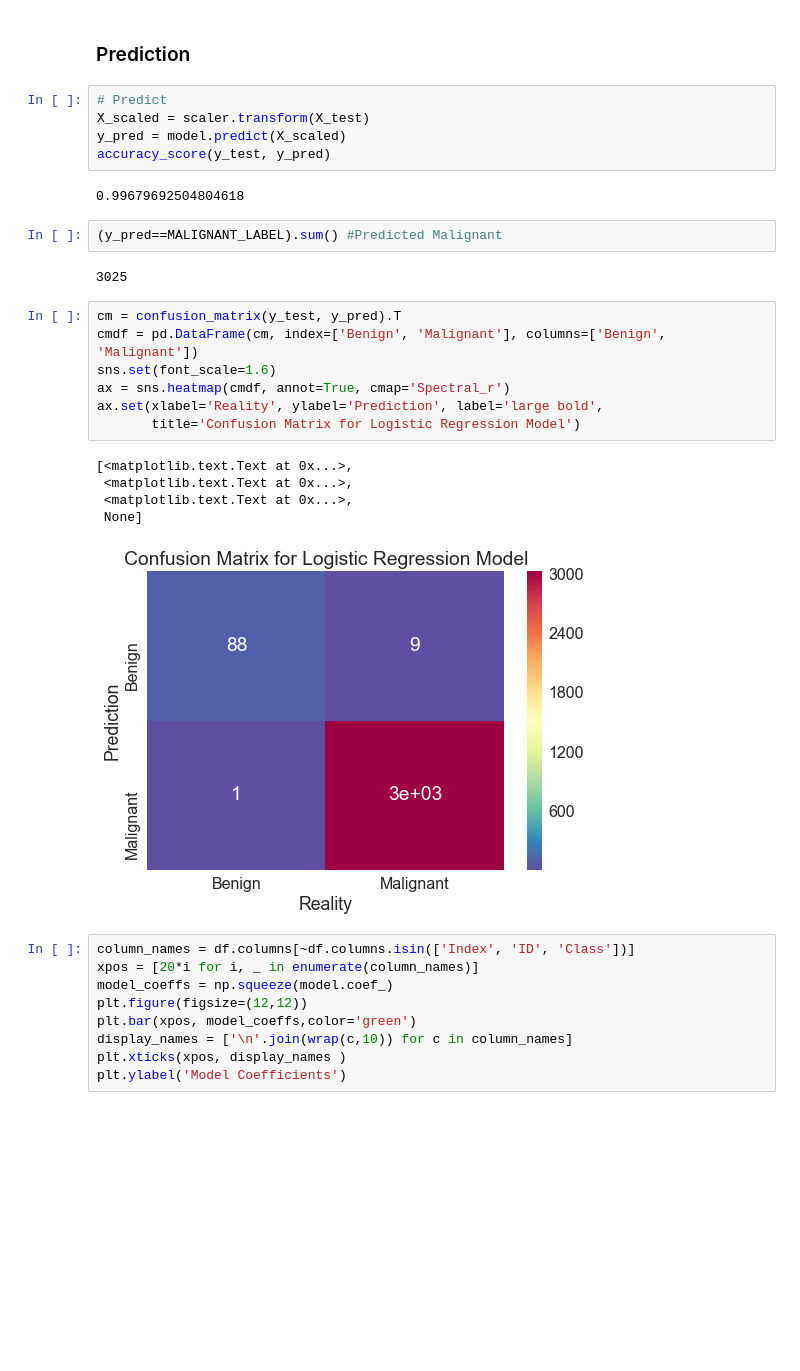
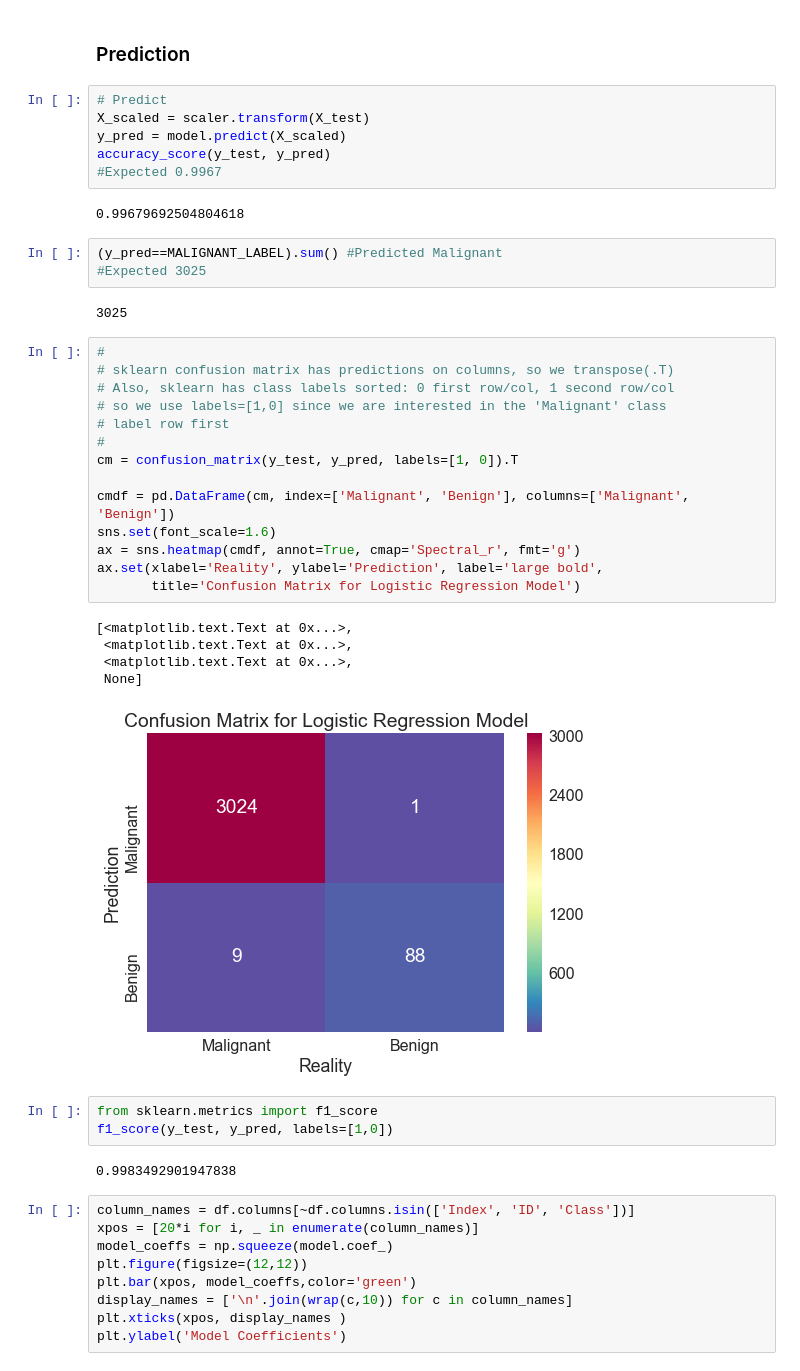
Before and after one commit to mullachv/bcd, a Jupyter notebook: eda.ipynb, the cells around one changed output. Cells and saved outputs as stored; diff of their text form; blank space fills up the shorter version.

Commit message:
update confusion matrix

```diff
--- a/eda.ipynb
+++ b/eda.ipynb
@@ -190,25 +212,39 @@ model = LogisticRegression().fit(X=X_scaled, y=y_train)
 X_scaled = scaler.transform(X_test)
 y_pred = model.predict(X_scaled)
 accuracy_score(y_test, y_pred)
+#Expected 0.9967
 # %% [output]
 0.99679692504804618
 # %%
 (y_pred==MALIGNANT_LABEL).sum() #Predicted Malignant
+#Expected 3025
 # %% [output]
 3025
 # %%
-cm = confusion_matrix(y_test, y_pred).T
-cmdf = pd.DataFrame(cm, index=['Benign', 'Malignant'], columns=['Benign', 'Malignant'])
+#
+# sklearn confusion matrix has predictions on columns, so we transpose(.T)
+# Also, sklearn has class labels sorted: 0 first row/col, 1 second row/col
+# so we use labels=[1,0] since we are interested in the 'Malignant' class
+# label row first
+#
+cm = confusion_matrix(y_test, y_pred, labels=[1, 0]).T
+
+cmdf = pd.DataFrame(cm, index=['Malignant', 'Benign'], columns=['Malignant', 'Benign'])
 sns.set(font_scale=1.6)
-ax = sns.heatmap(cmdf, annot=True, cmap='Spectral_r')
+ax = sns.heatmap(cmdf, annot=True, cmap='Spectral_r', fmt='g')
 ax.set(xlabel='Reality', ylabel='Prediction', label='large bold',
        title='Confusion Matrix for Logistic Regression Model')
 # %% [output]
 [<matplotlib.text.Text at 0x...>,
  <matplotlib.text.Text at 0x...>,
  <matplotlib.text.Text at 0x...>,
  None]
-[figure, old version]
+[figure, new version]
+# %%
+from sklearn.metrics import f1_score
+f1_score(y_test, y_pred, labels=[1,0])
+# %% [output]
+0.9983492901947838
 # %%
 column_names = df.columns[~df.columns.isin(['Index', 'ID', 'Class'])]
 xpos = [20*i for i, _ in enumerate(column_names)]
```
Also changed, not shown: parts of 7 cells of this notebook.
